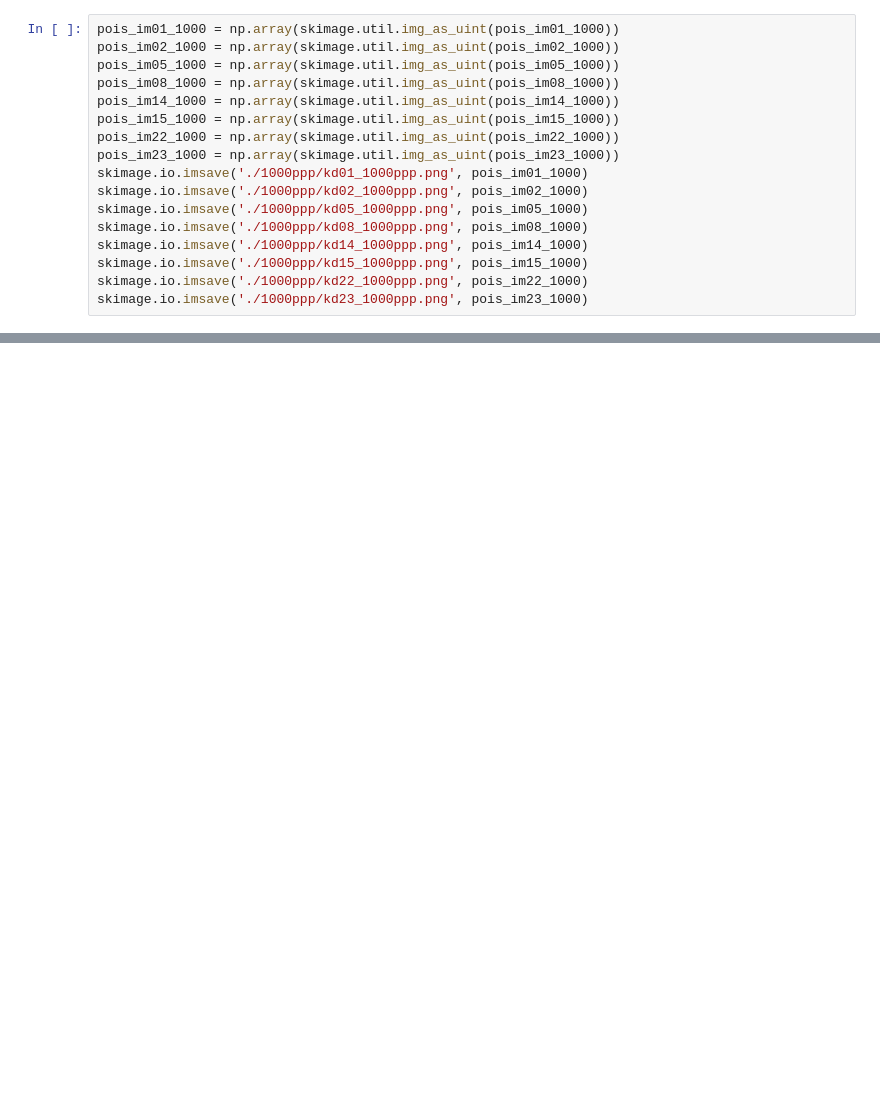
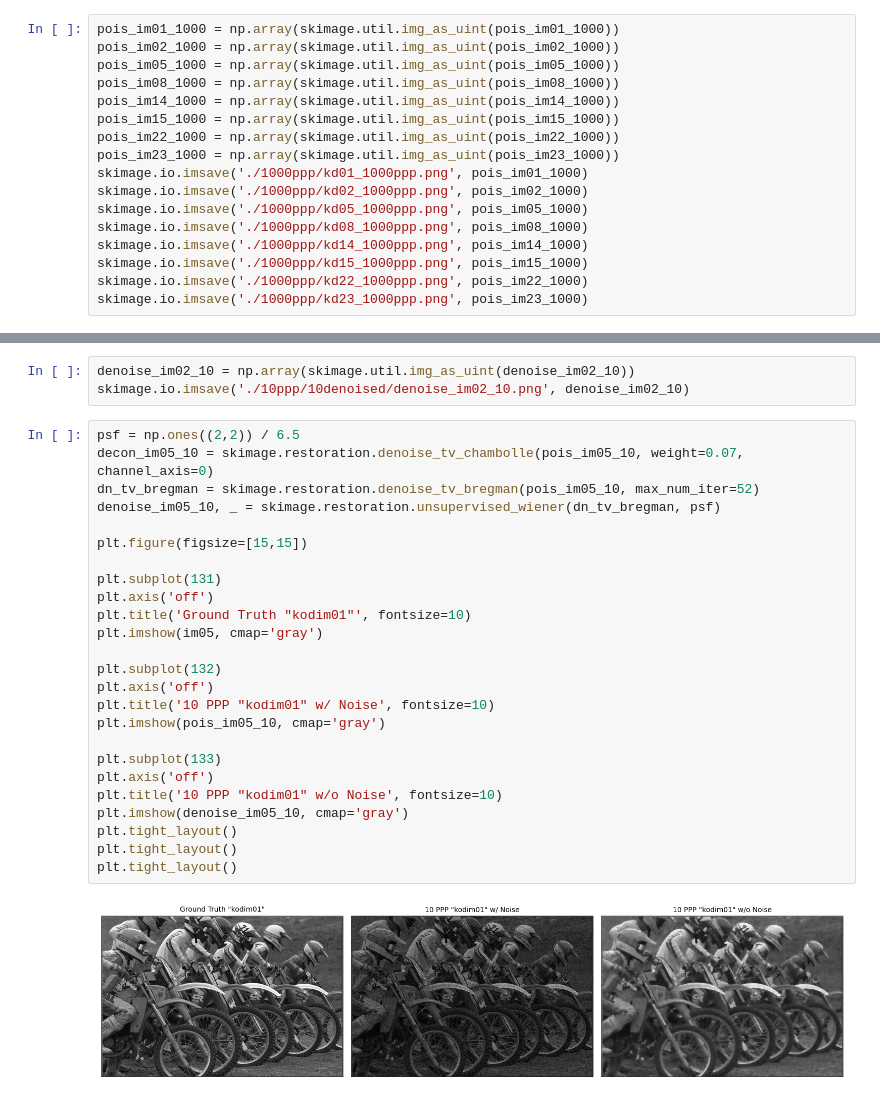
Before and after one commit to NAlexH2/compimgproj, a Jupyter notebook: Alex_Harris_Project_Checkin.ipynb, the cells around one changed output, grey strips where cells are left out. Cells and saved outputs as stored; diff of their text form; blank space fills up the shorter version.

```diff
--- a/Alex_Harris_Project_Checkin.ipynb
+++ b/Alex_Harris_Project_Checkin.ipynb
@@ -412,0 +474,30 @@ skimage.io.imsave('./1000ppp/kd23_1000ppp.png', pois_im23_1000)
+# %%
+denoise_im02_10 = np.array(skimage.util.img_as_uint(denoise_im02_10))
+skimage.io.imsave('./10ppp/10denoised/denoise_im02_10.png', denoise_im02_10)
+# %%
+psf = np.ones((2,2)) / 6.5
+decon_im05_10 = skimage.restoration.denoise_tv_chambolle(pois_im05_10, weight=0.07, channel_axis=0)
+dn_tv_bregman = skimage.restoration.denoise_tv_bregman(pois_im05_10, max_num_iter=52)
+denoise_im05_10, _ = skimage.restoration.unsupervised_wiener(dn_tv_bregman, psf)
+
+plt.figure(figsize=[15,15])
+
+plt.subplot(131)
+plt.axis('off')
+plt.title('Ground Truth "kodim01"', fontsize=10)
+plt.imshow(im05, cmap='gray')
+
+plt.subplot(132)
+plt.axis('off')
+plt.title('10 PPP "kodim01" w/ Noise', fontsize=10)
+plt.imshow(pois_im05_10, cmap='gray')
+
+plt.subplot(133)
+plt.axis('off')
+plt.title('10 PPP "kodim01" w/o Noise', fontsize=10)
+plt.imshow(denoise_im05_10, cmap='gray')
+plt.tight_layout()
+plt.tight_layout()
+plt.tight_layout()
+# %% [output]
+[figure, added]
```
Also changed, not shown: parts of 8 cells of this notebook, 4 other files.
